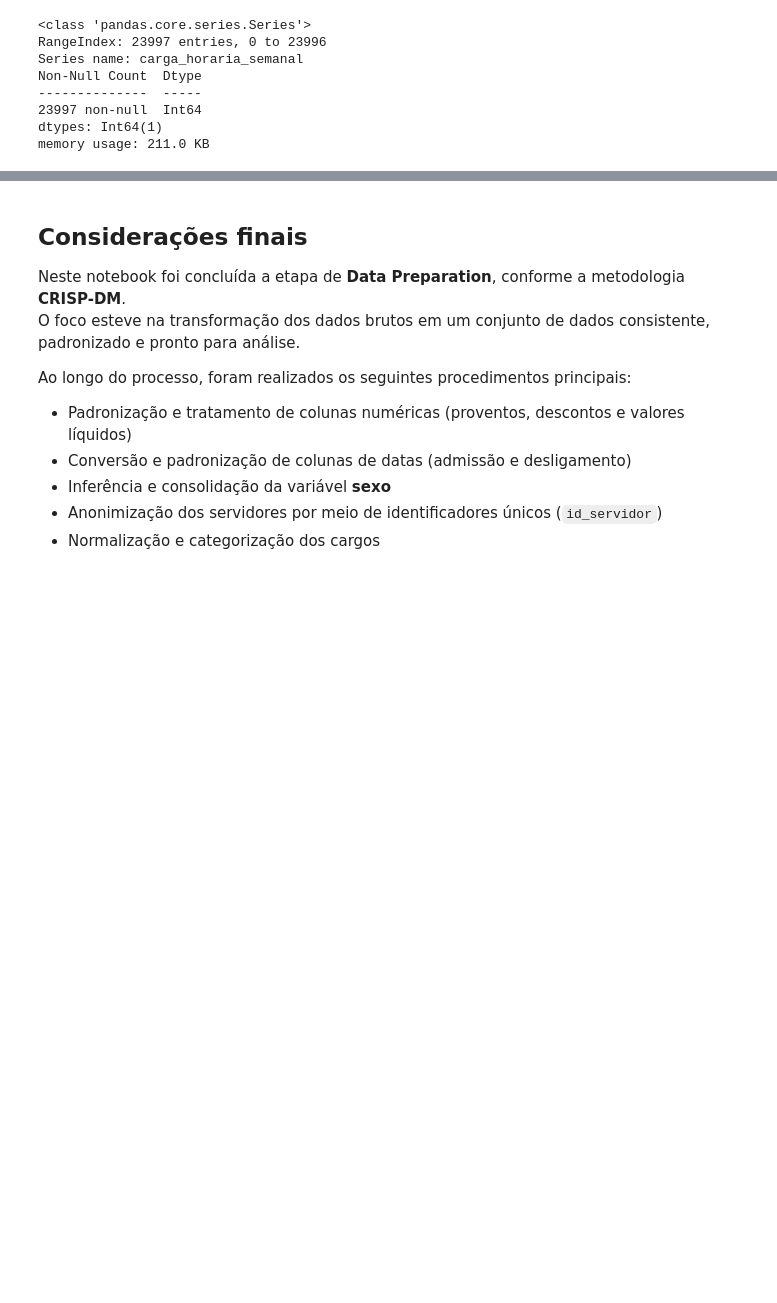
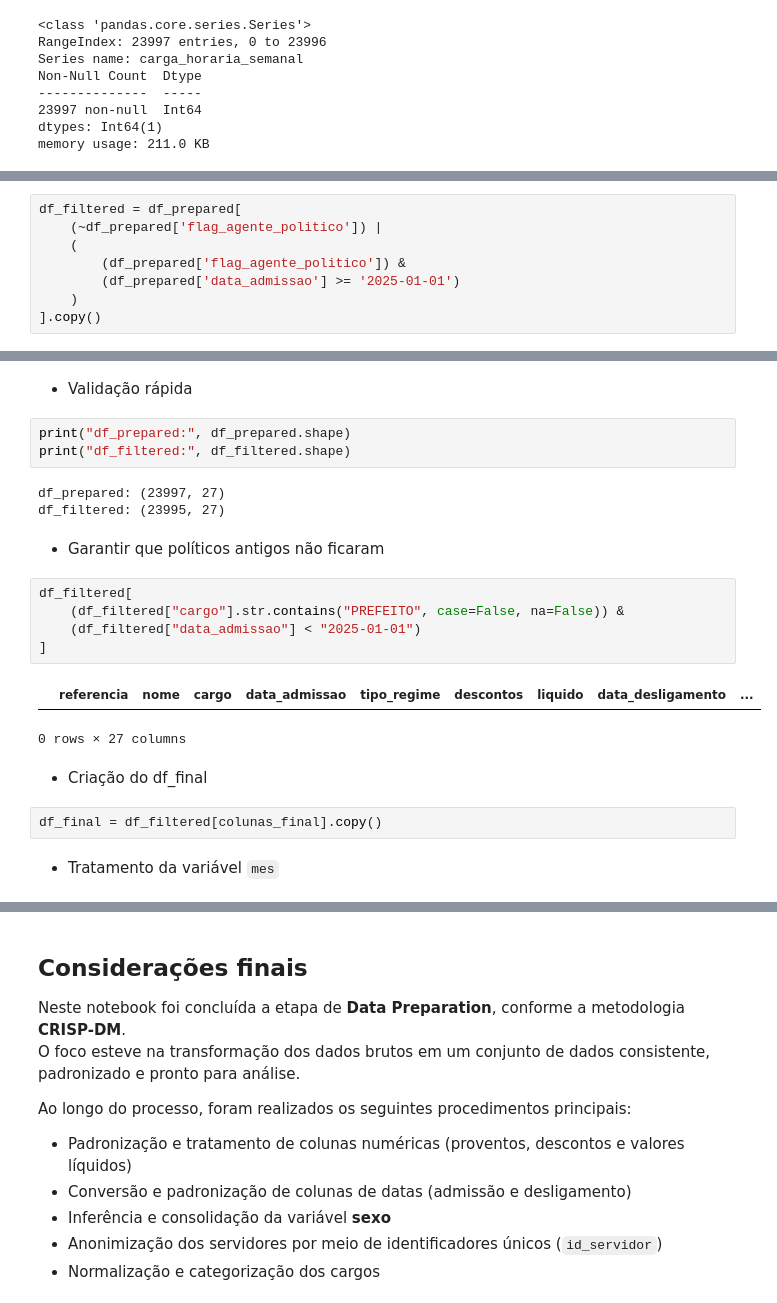
Before and after one commit to oguidenardi/folha_pagamento_santa_rita_2025, a Jupyter notebook: notebooks/03_data_preparation.ipynb, the cells around one changed output, grey strips where cells are left out. Drawn from its saved outputs; the diff is of its cells as text; blank space fills up the shorter version.

Commit message:
feat(data-preparation): apply mandate filter for political positions and fix export pipeline

```diff
--- a/notebooks/03_data_preparation.ipynb
+++ b/notebooks/03_data_preparation.ipynb
@@ -1353,0 +1183,8 @@ df_check.head()
+# %%
+df_filtered = df_prepared[
+    (~df_prepared['flag_agente_politico']) |
+    (
+        (df_prepared['flag_agente_politico']) &
+        (df_prepared['data_admissao'] >= '2025-01-01')
+    )
+].copy()
@@ -1353,0 +1209,24 @@ df_check.head()
+# %% [markdown]
+- Validação rápida
+# %%
+print("df_prepared:", df_prepared.shape)
+print("df_filtered:", df_filtered.shape)
+# %% [output]
+df_prepared: (23997, 27)
+df_filtered: (23995, 27)
+# %% [markdown]
+- Garantir que políticos antigos não ficaram
+# %%
+df_filtered[
+    (df_filtered["cargo"].str.contains("PREFEITO", case=False, na=False)) &
+    (df_filtered["data_admissao"] < "2025-01-01")
+]
+# %% [output]
+|  | referencia | nome | cargo | data_admissao | tipo_regime | descontos | liquido | data_desligamento | ... |
+0 rows × 27 columns
+# %% [markdown]
+- Criação do df_final
+# %%
+df_final = df_filtered[colunas_final].copy()
+# %% [markdown]
+- Tratamento da variável `mes`
```
Also changed, not shown: parts of 34 cells of this notebook.
